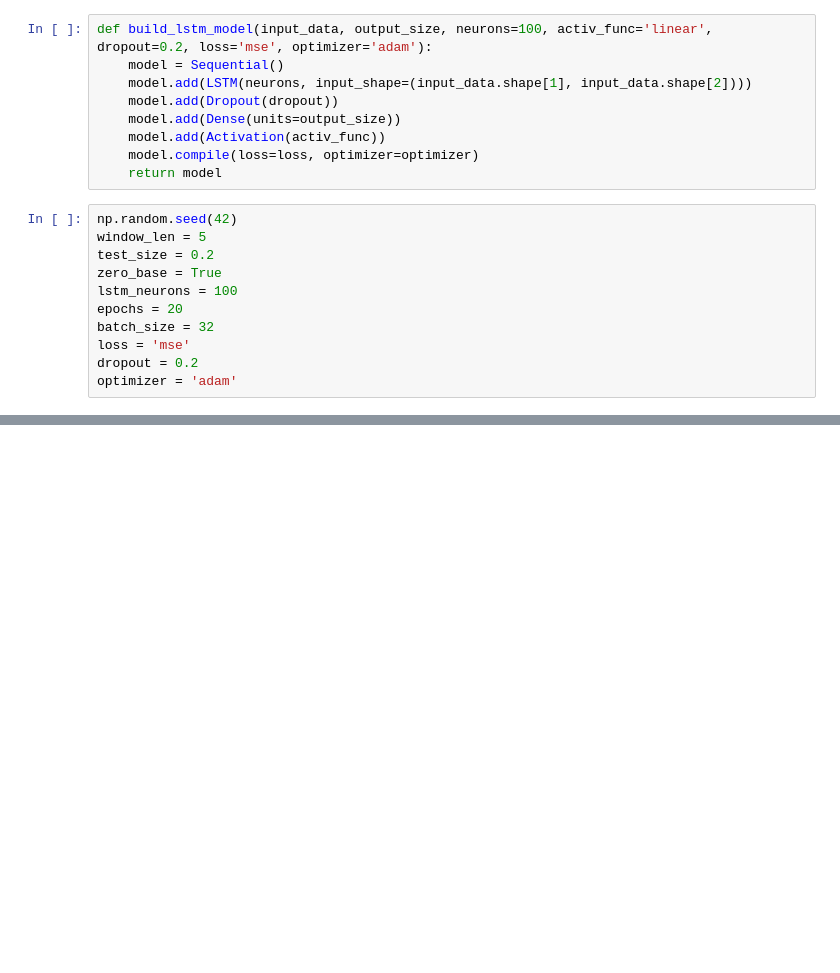
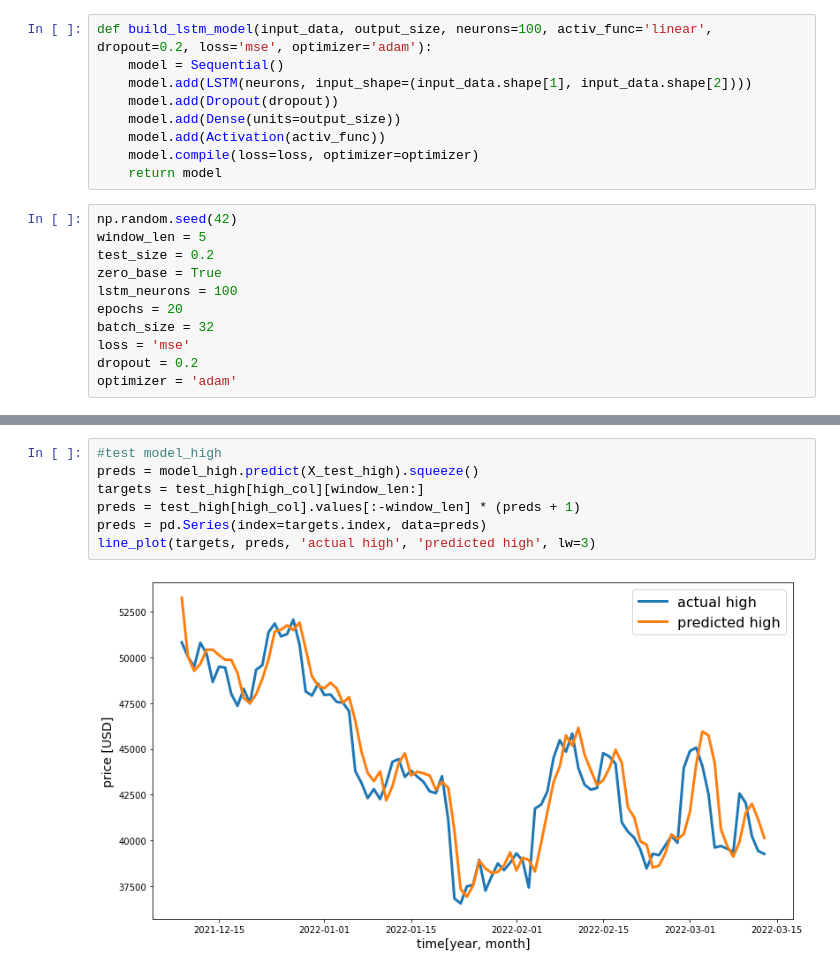
Before and after one commit to gyaanantia/crypto_price_predictor, a Jupyter notebook: LSTM/LSTM.ipynb, the cells around one changed output, grey strips where cells are left out. Drawn from its saved outputs; the diff is of its cells as text; blank space fills up the shorter version.

```diff
--- a/LSTM/LSTM.ipynb
+++ b/LSTM/LSTM.ipynb
@@ -162,0 +204,9 @@ print(y)
+# %%
+#test model_high
+preds = model_high.predict(X_test_high).squeeze()
+targets = test_high[high_col][window_len:]
+preds = test_high[high_col].values[:-window_len] * (preds + 1)
+preds = pd.Series(index=targets.index, data=preds)
+line_plot(targets, preds, 'actual high', 'predicted high', lw=3)
+# %% [output]
+[figure, added]
```
Also changed, not shown: parts of 26 cells of this notebook, 1 other file.
